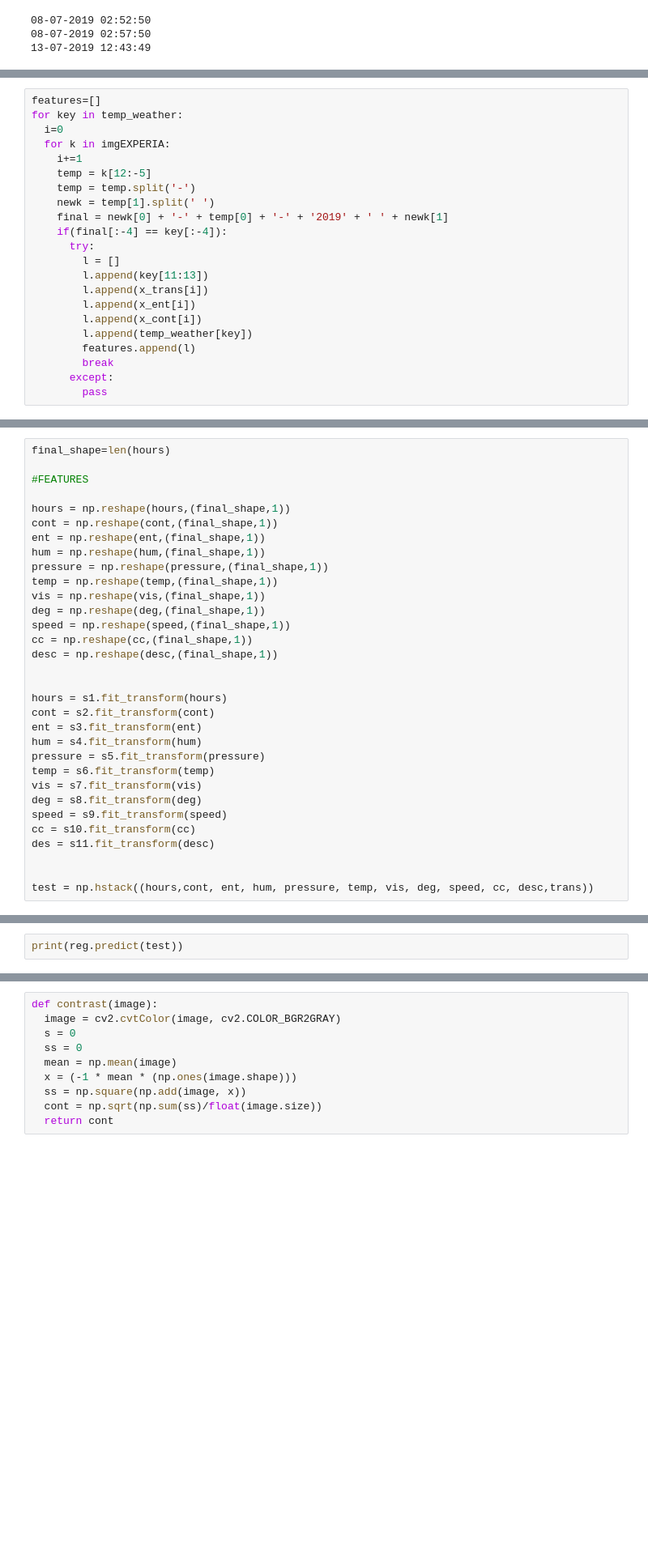
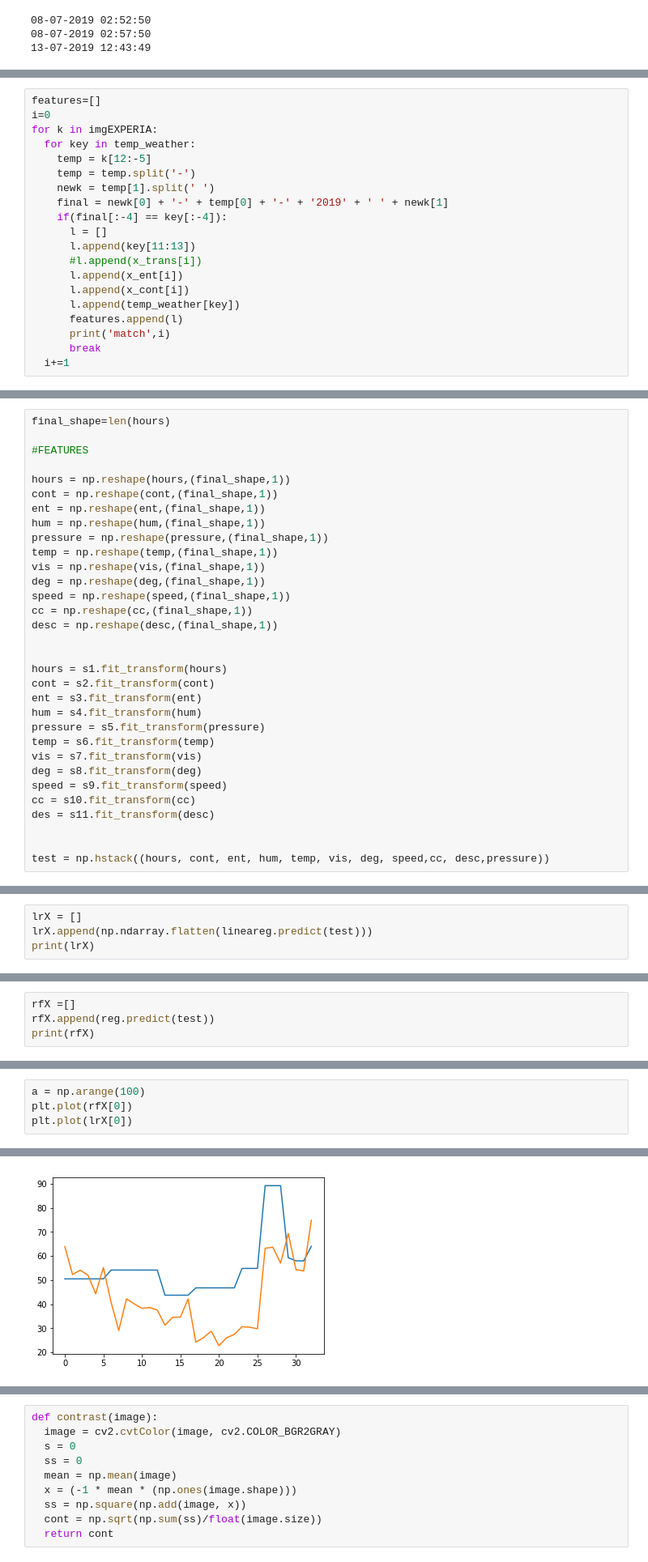
Before and after one commit to harshitadd/VisionAir, a Jupyter notebook: GeneralisedPredictionHDR.ipynb, the cells around one changed output, grey strips where cells are left out. Shown at 81% size. Cells and saved outputs as stored; diff of their text form; blank space fills up the shorter version.

Commit message:
Difference in prediction of data by RF and LR

```diff
--- a/GeneralisedPredictionHDR.ipynb
+++ b/GeneralisedPredictionHDR.ipynb
@@ -162,22 +163,20 @@ print(len(temp_weather))
 # %%
 features=[]
-for key in temp_weather:
-  i=0
-  for k in imgEXPERIA:
-    i+=1
+i=0
+for k in imgEXPERIA:
+  for key in temp_weather:
     temp = k[12:-5]
     temp = temp.split('-')
     newk = temp[1].split(' ')
     final = newk[0] + '-' + temp[0] + '-' + '2019' + ' ' + newk[1]
     if(final[:-4] == key[:-4]):
-      try:
-        l = []
-        l.append(key[11:13])
-        l.append(x_trans[i])
-        l.append(x_ent[i])
-        l.append(x_cont[i])
-        l.append(temp_weather[key])
-        features.append(l)
-        break
-      except:
-        pass
+      l = []
+      l.append(key[11:13])
+      #l.append(x_trans[i])
+      l.append(x_ent[i])
+      l.append(x_cont[i])
+      l.append(temp_weather[key])
+      features.append(l)
+      print('match',i)
+      break
+  i+=1
@@ -280,4 +289,4 @@ cc = s10.fit_transform(cc)
 des = s11.fit_transform(desc)
 
 
-test = np.hstack((hours,cont, ent, hum, pressure, temp, vis, deg, speed, cc, desc,trans))
+test = np.hstack((hours, cont, ent, hum, temp, vis, deg, speed,cc, desc,pressure))
@@ -318,0 +313,4 @@ print(lineareg.predict(test))
+# %%
+lrX = []
+lrX.append(np.ndarray.flatten(lineareg.predict(test)))
+print(lrX)
@@ -319,3 +325,5 @@ print(lineareg.predict(test))
 # %%
-print(reg.predict(test))
+rfX =[]
+rfX.append(reg.predict(test))
+print(rfX)
 # %% [output]
@@ -338,0 +337,5 @@ print(reg.predict(test))
+# %%
+a = np.arange(100)
+plt.plot(rfX[0])
+plt.plot(lrX[0])
+# %% [output]
@@ -339,3 +343,4 @@ print(reg.predict(test))
+[figure, added]
 # %%
 bucket = storage.bucket(app=app)
 blobs = bucket.list_blobs()
```
Also changed, not shown: parts of 46 cells of this notebook.
